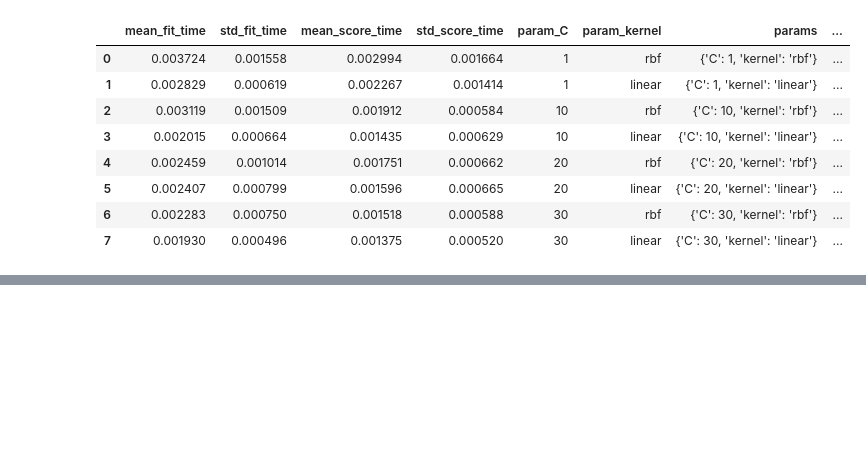
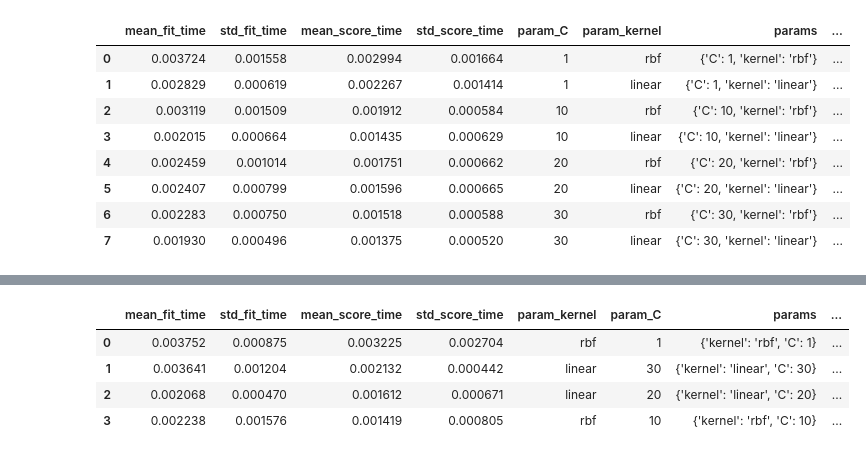
Before and after one commit to rohancjj/ML-01, a Jupyter notebook: GridSearchCV.ipynb, the cells around one changed output, grey strips where cells are left out. Drawn from its saved outputs; the diff is of its cells as text; code cells hidden in the pictures; blank space fills up the shorter version.

Commit message:
Integrated RandomizedSearchCV for efficient hyperparameter tuning and improved model performance on Iris classification task

```diff
--- a/GridSearchCV.ipynb
+++ b/GridSearchCV.ipynb
@@ -101,0 +106,7 @@ results
+# %%
+classifier_r = RandomizedSearchCV((model_svm),{
+    'C' : [1,10,20,30],
+    'kernel' : ['rbf','linear'],
+},n_iter=4,cv=5,return_train_score=False)
+# %%
+classifier_r.fit(X,y)
@@ -101,0 +137,10 @@ results
+# %%
+results_r = pd.DataFrame(classifier_r.cv_results_)
+# %%
+results_r
+# %% [output]
+|  | mean_fit_time | std_fit_time | mean_score_time | std_score_time | param_kernel | param_C | params | ... |
+| 0 | 0.003752 | 0.000875 | 0.003225 | 0.002704 | rbf | 1 | {'kernel': 'rbf', 'C': 1} | ... |
+| 1 | 0.003641 | 0.001204 | 0.002132 | 0.000442 | linear | 30 | {'kernel': 'linear', 'C': 30} | ... |
+| 2 | 0.002068 | 0.000470 | 0.001612 | 0.000671 | linear | 20 | {'kernel': 'linear', 'C': 20} | ... |
+| 3 | 0.002238 | 0.001576 | 0.001419 | 0.000805 | rbf | 10 | {'kernel': 'rbf', 'C': 10} | ... |
```
Also changed, not shown: parts of 4 cells of this notebook.
